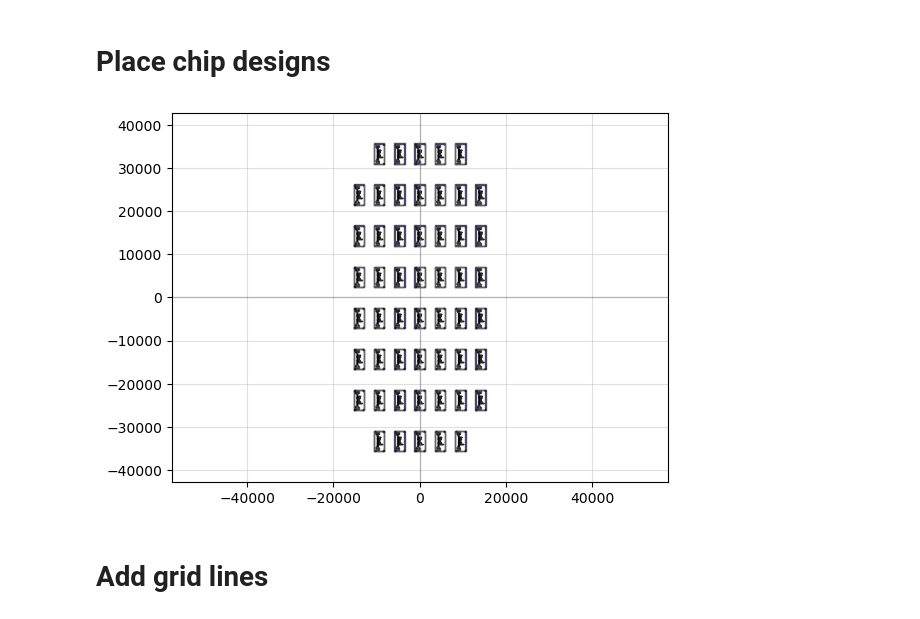
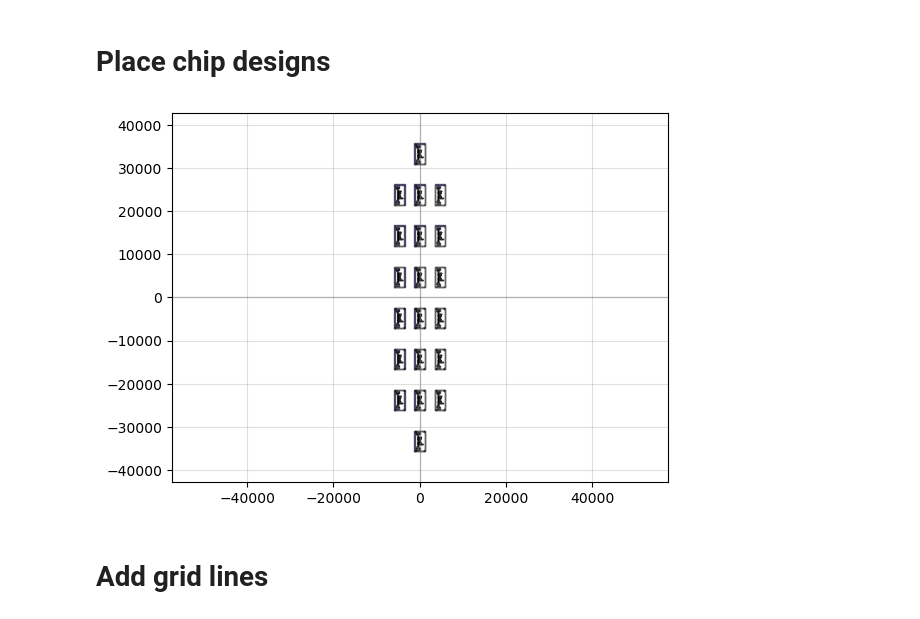
Before and after one commit to yminononono/Quantum-GDSDesign, a Jupyter notebook: Tc_sample.ipynb, the cells around one changed output. Cells and saved outputs as stored; diff of their text form; code cells hidden in the pictures.

```diff
--- a/Tc_sample.ipynb
+++ b/Tc_sample.ipynb
@@ -100,33 +100,27 @@ def custom_chip(width, height):
     return chip
 # %% [markdown]
 # Place chip designs
-# %%
-
-D = pg.gridsweep(
-    function = custom_chip,
-    param_x = {'width' :  [0.105, 0.115, 0.125, 0.135, 0.145, 0.155, 0.165]},
-    param_y = {'height' : [10, 10, 10, 10, 10, 10, 10, 10]},
-    spacing = (Frame_size_width, Frame_size_height),
-    label_layer = None
-    )
-D.center = (0,0)
-# D = D.movex(-6*4800).movey(-7*4800)
-# pprint.pprint(D.references)
-
-## Remove corners
-xmin = min([ref.center[0] for ref in D.references])
-xmax = max([ref.center[0] for ref in D.references])
-ymin = min([ref.center[1] for ref in D.references])
-ymax = max([ref.center[1] for ref in D.references])
-for ref in D.references:
-    # print( ref.center )
-    # print( ref.size )
-    if (ref.center == (xmin, ymin)).all() or (ref.center == (xmax, ymin)).all() or (ref.center == (xmin, ymax)).all() or (ref.center == (xmax, ymax)).all():
-        D.remove(ref)
-wafer.add_ref(D)
-qp(D)
-# %% [output]
-[figure, removed]
+# %%
+
+
+D = pg.gridsweep(
+    function = custom_chip,
+    param_x = {'width' :  Grid_width},
+    param_y = {'height' : Grid_height},
+    spacing = (Grid_gap_x * Frame_size_width, Grid_gap_y * Frame_size_height),
+    label_layer = None
+    )
+D.center = (0,0)
+
+## Remove corners
+for iref, ref in enumerate(D.references[:]):
+    if iref == 0 or iref == len(Grid_width)-1 or iref == len(Grid_width) * (len(Grid_height)-1) or iref == len(Grid_width) * len(Grid_height) - 1:
+        D.remove(ref)
+
+wafer.add_ref(D)
+qp(D)
+# %% [output]
+[figure, added]
 # %% [markdown]
 # Add grid lines
 # %%
```
Also changed, not shown: parts of 1 cell of this notebook, 8 other files.
